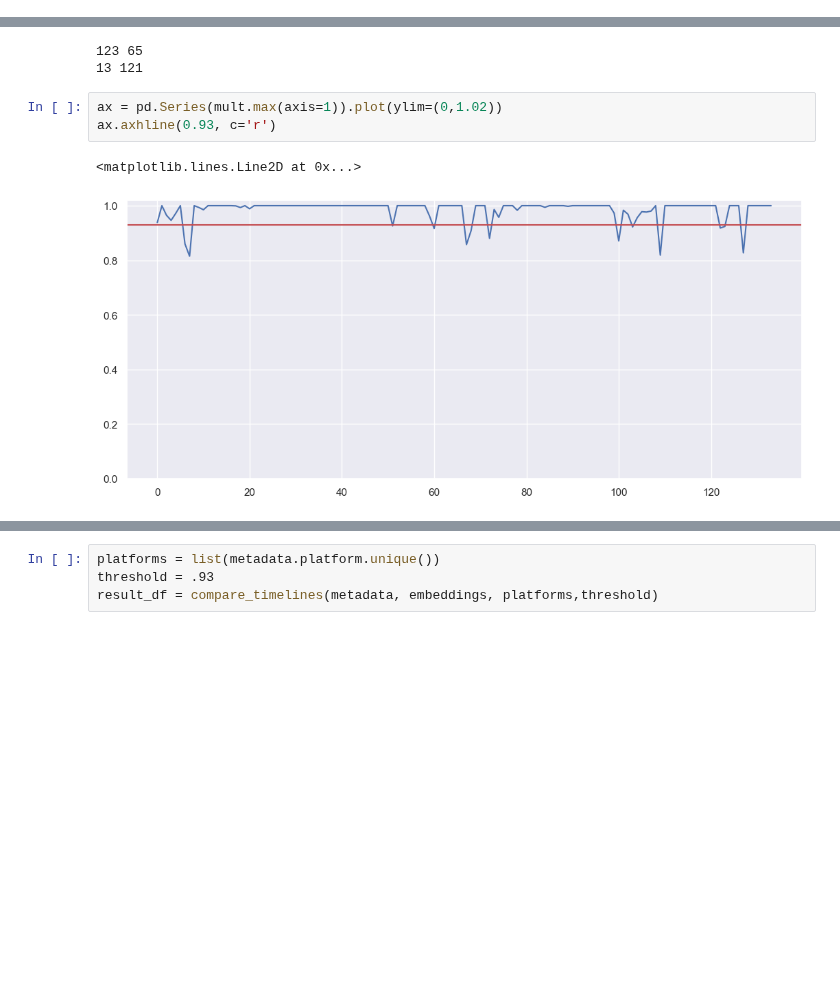
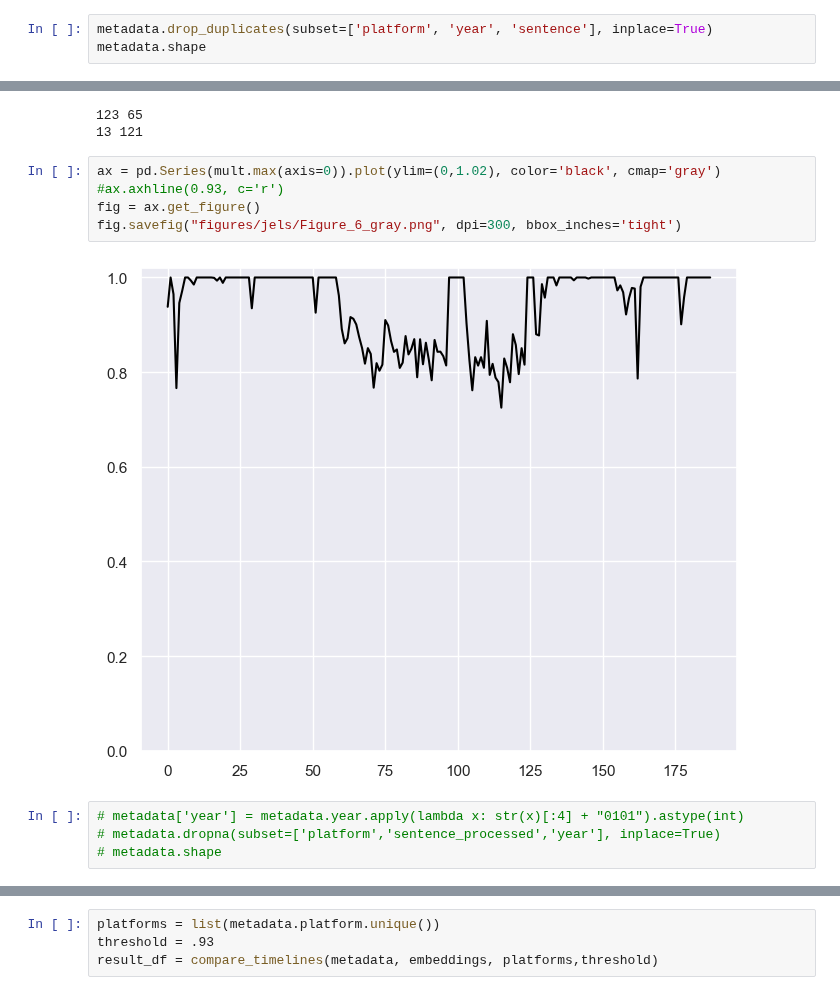
Before and after one commit to kasparvonbeelen/contracts, a Jupyter notebook: 1-2-analyse_data.ipynb, the cells around one changed output, grey strips where cells are left out. Saved outputs shown, nothing was run; the diff lists cells and outputs as text; blank space fills up the shorter version.

```diff
--- a/1-2-analyse_data.ipynb
+++ b/1-2-analyse_data.ipynb
@@ -25,0 +34,3 @@ print(len(embeddings), len(metadata))
+# %%
+metadata.drop_duplicates(subset=['platform', 'year', 'sentence'], inplace=True)
+metadata.shape
@@ -87,8 +101,13 @@ print(sum(mult.max(axis=1) < 0.93),sum(mult.max(axis=1) >= 0.93))
 123 65
 13 121
 # %%
-ax = pd.Series(mult.max(axis=1)).plot(ylim=(0,1.02))
-ax.axhline(0.93, c='r')
+ax = pd.Series(mult.max(axis=0)).plot(ylim=(0,1.02), color='black', cmap='gray')
+#ax.axhline(0.93, c='r')
+fig = ax.get_figure()
+fig.savefig("figures/jels/Figure_6_gray.png", dpi=300, bbox_inches='tight')
 # %% [output]
-<matplotlib.lines.Line2D at 0x...>
-[figure, old version]
+[figure, new version]
+# %%
+# metadata['year'] = metadata.year.apply(lambda x: str(x)[:4] + "0101").astype(int)
+# metadata.dropna(subset=['platform','sentence_processed','year'], inplace=True)
+# metadata.shape
```
Also changed, not shown: parts of 54 cells of this notebook, 10 other files.
